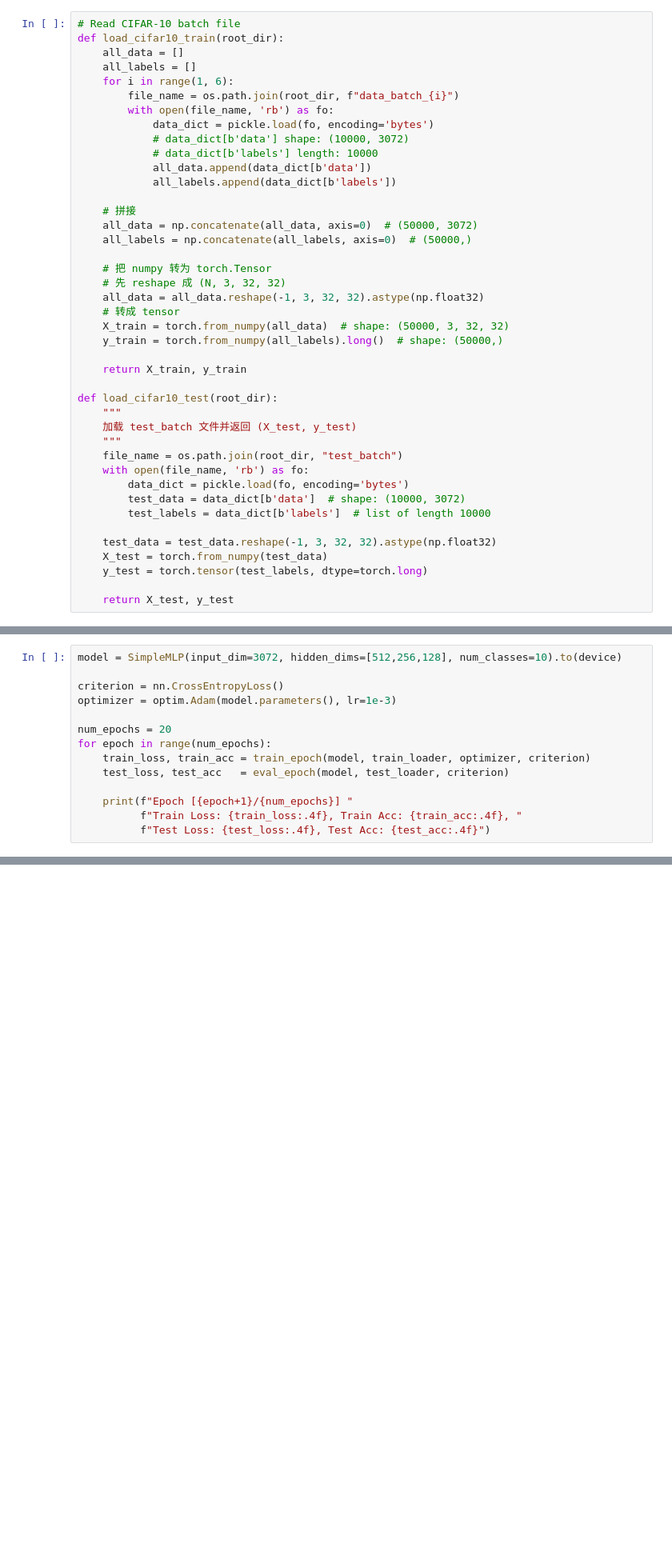
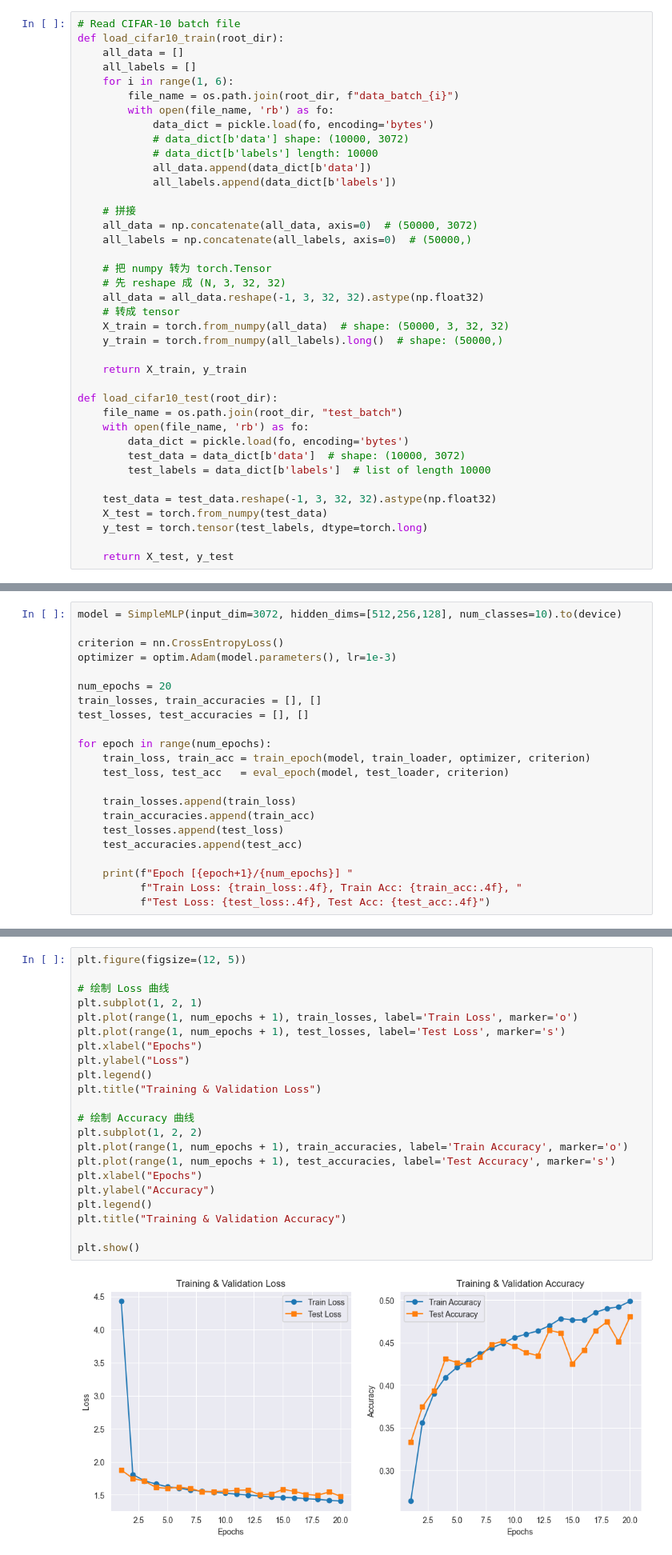
Before and after one commit to xuy50/ecgr5106-hw1, a Jupyter notebook: a1_cifar-10_training.ipynb, the cells around one changed output, grey strips where cells are left out. Shown at 80% size. Drawn from its saved outputs; the diff is of its cells as text; blank space fills up the shorter version.

```diff
--- a/a1_cifar-10_training.ipynb
+++ b/a1_cifar-10_training.ipynb
@@ -38,9 +57,6 @@ def load_cifar10_train(root_dir):
     return X_train, y_train
 
 def load_cifar10_test(root_dir):
-    """
-    加载 test_batch 文件并返回 (X_test, y_test)
-    """
     file_name = os.path.join(root_dir, "test_batch")
     with open(file_name, 'rb') as fo:
         data_dict = pickle.load(fo, encoding='bytes')
@@ -146,10 +156,18 @@ criterion = nn.CrossEntropyLoss()
 optimizer = optim.Adam(model.parameters(), lr=1e-3)
 
 num_epochs = 20
+train_losses, train_accuracies = [], []
+test_losses, test_accuracies = [], []
+
 for epoch in range(num_epochs):
     train_loss, train_acc = train_epoch(model, train_loader, optimizer, criterion)
     test_loss, test_acc   = eval_epoch(model, test_loader, criterion)
 
+    train_losses.append(train_loss)
+    train_accuracies.append(train_acc)
+    test_losses.append(test_loss)
+    test_accuracies.append(test_acc)
+
     print(f"Epoch [{epoch+1}/{num_epochs}] "
           f"Train Loss: {train_loss:.4f}, Train Acc: {train_acc:.4f}, "
           f"Test Loss: {test_loss:.4f}, Test Acc: {test_acc:.4f}")
@@ -177,3 +195,27 @@ Epoch [20/20] Train Loss: 1.4060, Train Acc: 0.4965, Test Loss: 1.4601, Test Acc
+# %%
+plt.figure(figsize=(12, 5))
+
+# 绘制 Loss 曲线
+plt.subplot(1, 2, 1)
+plt.plot(range(1, num_epochs + 1), train_losses, label='Train Loss', marker='o')
+plt.plot(range(1, num_epochs + 1), test_losses, label='Test Loss', marker='s')
+plt.xlabel("Epochs")
+plt.ylabel("Loss")
+plt.legend()
+plt.title("Training & Validation Loss")
+
+# 绘制 Accuracy 曲线
+plt.subplot(1, 2, 2)
+plt.plot(range(1, num_epochs + 1), train_accuracies, label='Train Accuracy', marker='o')
+plt.plot(range(1, num_epochs + 1), test_accuracies, label='Test Accuracy', marker='s')
+plt.xlabel("Epochs")
+plt.ylabel("Accuracy")
+plt.legend()
+plt.title("Training & Validation Accuracy")
+
+plt.show()
+# %% [output]
+[figure, added]
 # %%
 def compute_metrics(model, loader):
     model.eval()
```
Also changed, not shown: parts of 4 cells of this notebook, 1 other file.
